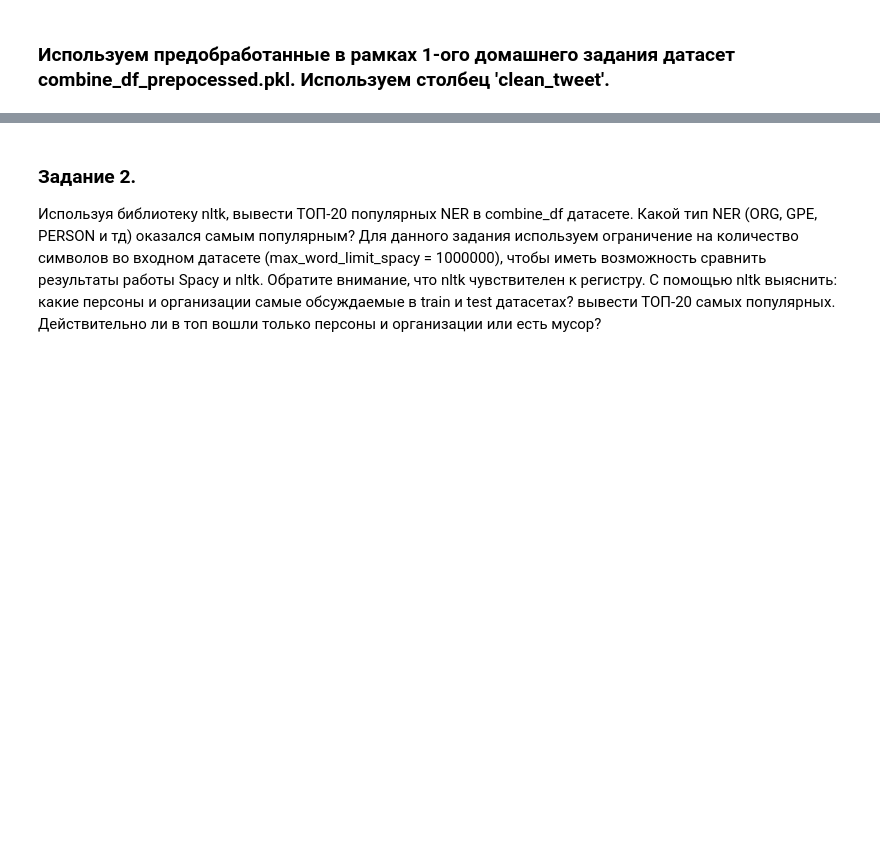
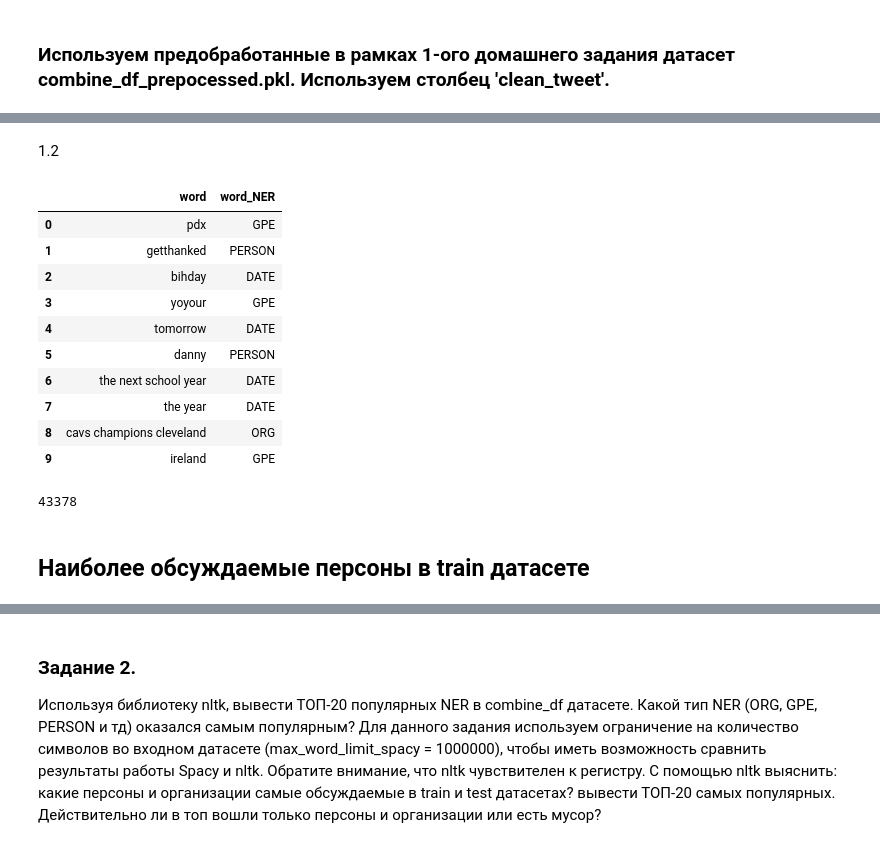
Before and after one commit to rajulun/Introduction_to_Natural_Language_Processing, a Jupyter notebook: HW_03/hw_lesson_3.ipynb, the cells around one changed output, grey strips where cells are left out. Drawn from its saved outputs; the diff is of its cells as text; code cells hidden in the pictures; blank space fills up the shorter version.

```diff
--- a/HW_03/hw_lesson_3.ipynb
+++ b/HW_03/hw_lesson_3.ipynb
@@ -11,0 +138,38 @@
+# %% [markdown]
+1.2
+# %%
+word_NER = []
+for doc in train_text:
+    for ent in doc.ents:
+        word_NER.append((ent.text, ent.label_))
+
+df_train_ner = pd.DataFrame(word_NER, columns=['word', 'word_NER'])
+# %%
+word_NER = []
+for doc in test_text:
+    for ent in doc.ents:
+        word_NER.append((ent.text, ent.label_))
+
+df_test_ner = pd.DataFrame(word_NER, columns=['word', 'word_NER'])
+# %%
+df_combine_ner = pd.concat([df_train_ner, df_test_ner], ignore_index=True)
+
+df_combine_ner.head(10)
+# %% [output]
+|  | word | word_NER |
+| 0 | pdx | GPE |
+| 1 | getthanked | PERSON |
+| 2 | bihday | DATE |
+| 3 | yoyour | GPE |
+| 4 | tomorrow | DATE |
+| 5 | danny | PERSON |
+| 6 | the next school year | DATE |
+| 7 | the year | DATE |
+| 8 | cavs champions cleveland | ORG |
+| 9 | ireland | GPE |
+# %%
+len(df_combine_ner)
+# %% [output]
+43378
+# %% [markdown]
+## Наиболее обсуждаемые персоны в train датасете
```
Also changed, not shown: parts of 30 cells of this notebook.
